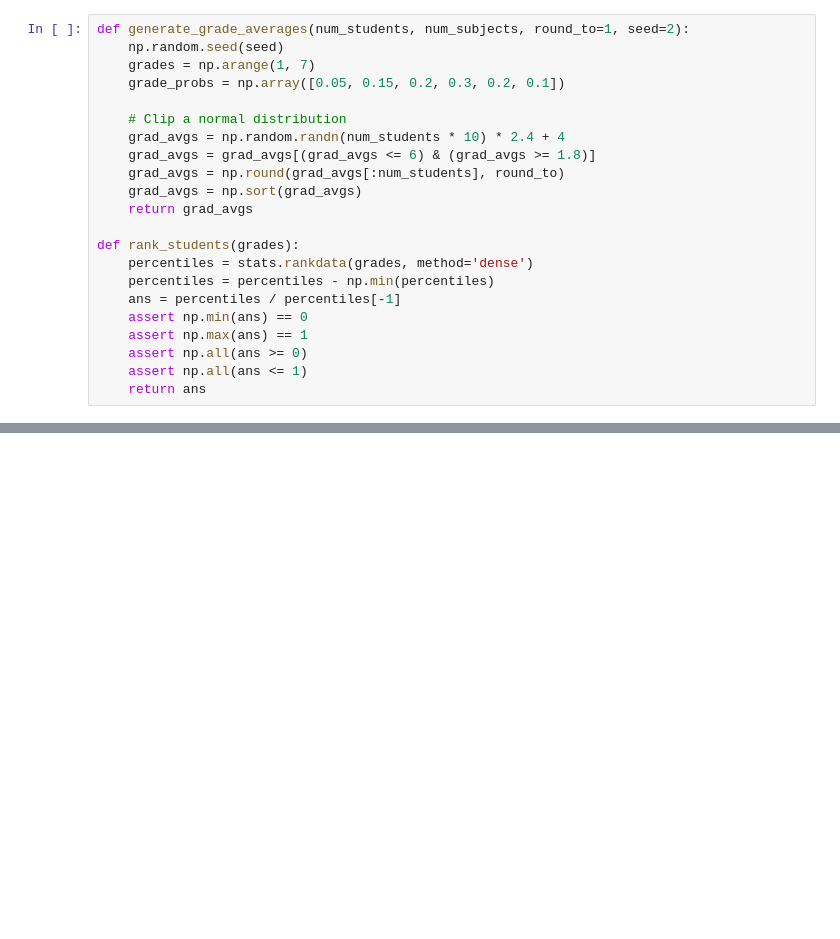
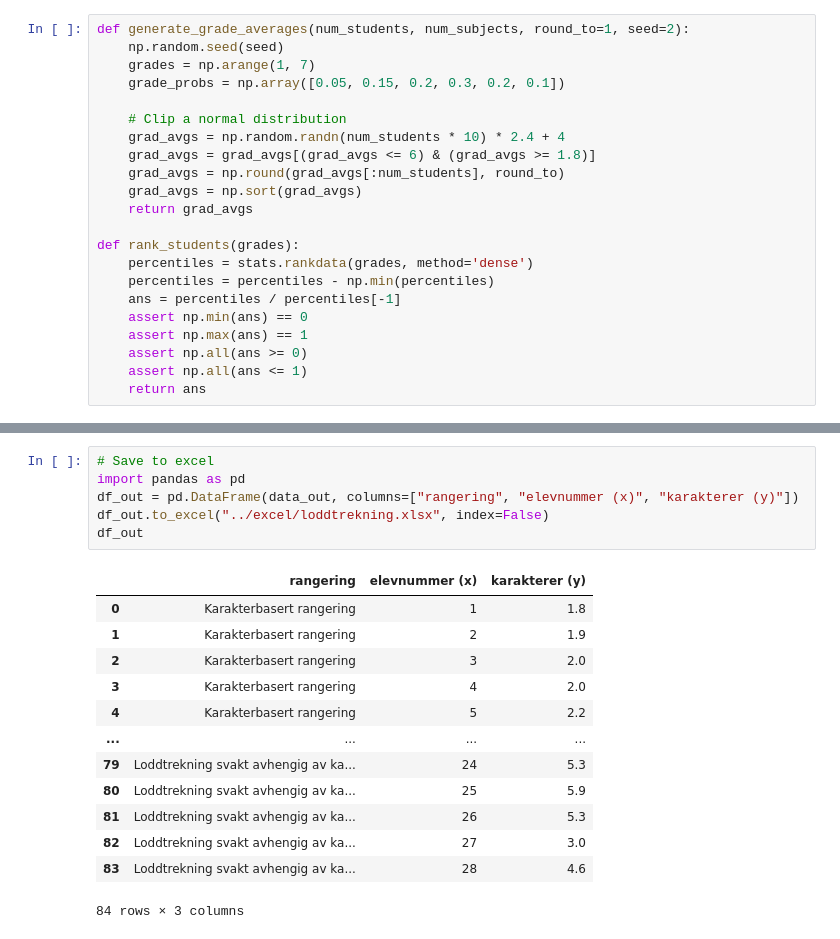
Before and after one commit to tommyod/inntaksmodeller, a Jupyter notebook: code/overordnet_artikkel_inntaksmodeller_plots.ipynb, the cells around one changed output, grey strips where cells are left out. Saved outputs shown, nothing was run; the diff lists cells and outputs as text; blank space fills up the shorter version.

```diff
--- a/code/overordnet_artikkel_inntaksmodeller_plots.ipynb
+++ b/code/overordnet_artikkel_inntaksmodeller_plots.ipynb
@@ -316,0 +356,20 @@ plt.show()
+# %%
+# Save to excel
+import pandas as pd
+df_out = pd.DataFrame(data_out, columns=["rangering", "elevnummer (x)", "karakterer (y)"])
+df_out.to_excel("../excel/loddtrekning.xlsx", index=False)
+df_out
+# %% [output]
+|  | rangering | elevnummer (x) | karakterer (y) |
+| 0 | Karakterbasert rangering | 1 | 1.8 |
+| 1 | Karakterbasert rangering | 2 | 1.9 |
+| 2 | Karakterbasert rangering | 3 | 2.0 |
+| 3 | Karakterbasert rangering | 4 | 2.0 |
+| 4 | Karakterbasert rangering | 5 | 2.2 |
+| ... | ... | ... | ... |
+| 79 | Loddtrekning svakt avhengig av ka... | 24 | 5.3 |
+| 80 | Loddtrekning svakt avhengig av ka... | 25 | 5.9 |
+| 81 | Loddtrekning svakt avhengig av ka... | 26 | 5.3 |
+| 82 | Loddtrekning svakt avhengig av ka... | 27 | 3.0 |
+| 83 | Loddtrekning svakt avhengig av ka... | 28 | 4.6 |
+84 rows × 3 columns
```
Also changed, not shown: parts of 4 cells of this notebook, 7 other files.
